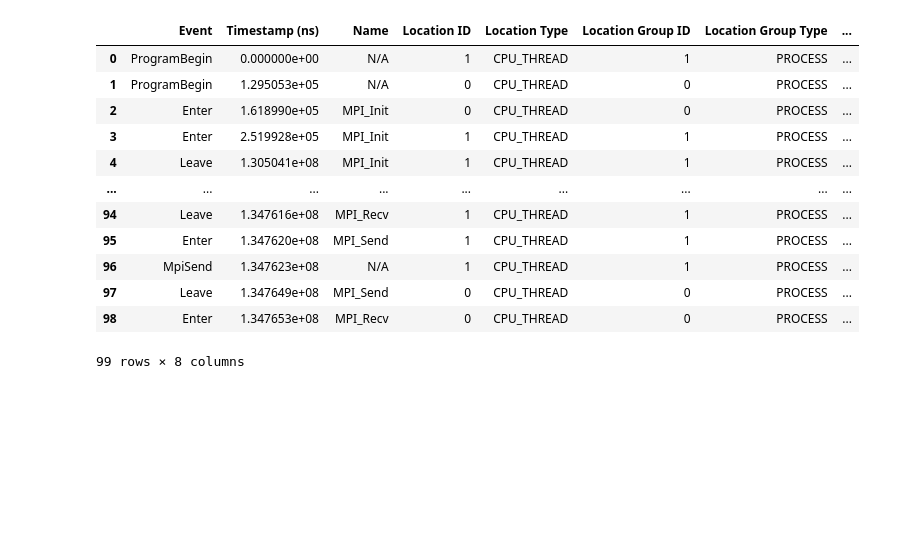
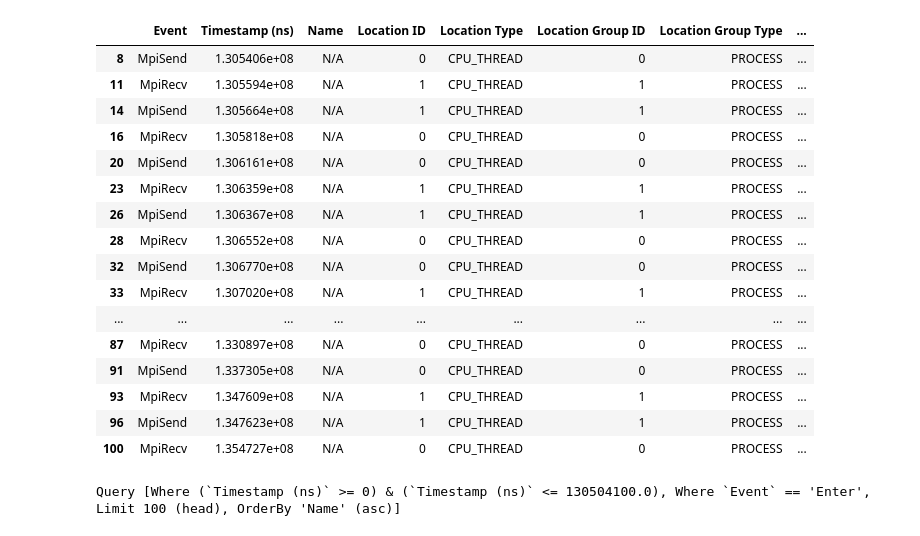
Before and after one commit to hpcgroup/pipit, a Jupyter notebook: docs/examples/query.ipynb, the cells around one changed output. Saved outputs shown, nothing was run; the diff lists cells and outputs as text; code cells hidden in the pictures; blank space fills up the shorter version.

```diff
--- a/docs/examples/query.ipynb
+++ b/docs/examples/query.ipynb
@@ -16,0 +63,22 @@ trace = pp.Trace(None, df)
+# %%
+trace.where("Name", "==", "N/A").get()
+
+trace.where("Event", "in", ["MpiSend", "MpiRecv"]).get()
+# %% [output]
+|  | Event | Timestamp (ns) | Name | Location ID | Location Type | Location Group ID | Location Group Type | ... |
+| 8 | MpiSend | 1.305406e+08 | N/A | 0 | CPU_THREAD | 0 | PROCESS | ... |
+| 11 | MpiRecv | 1.305594e+08 | N/A | 1 | CPU_THREAD | 1 | PROCESS | ... |
+| 14 | MpiSend | 1.305664e+08 | N/A | 1 | CPU_THREAD | 1 | PROCESS | ... |
+| 16 | MpiRecv | 1.305818e+08 | N/A | 0 | CPU_THREAD | 0 | PROCESS | ... |
+| 20 | MpiSend | 1.306161e+08 | N/A | 0 | CPU_THREAD | 0 | PROCESS | ... |
+| 23 | MpiRecv | 1.306359e+08 | N/A | 1 | CPU_THREAD | 1 | PROCESS | ... |
+| 26 | MpiSend | 1.306367e+08 | N/A | 1 | CPU_THREAD | 1 | PROCESS | ... |
+| 28 | MpiRecv | 1.306552e+08 | N/A | 0 | CPU_THREAD | 0 | PROCESS | ... |
+| 32 | MpiSend | 1.306770e+08 | N/A | 0 | CPU_THREAD | 0 | PROCESS | ... |
+| 33 | MpiRecv | 1.307020e+08 | N/A | 1 | CPU_THREAD | 1 | PROCESS | ... |
+| ... | ... | ... | ... | ... | ... | ... | ... | ... |
+| 87 | MpiRecv | 1.330897e+08 | N/A | 0 | CPU_THREAD | 0 | PROCESS | ... |
+| 91 | MpiSend | 1.337305e+08 | N/A | 0 | CPU_THREAD | 0 | PROCESS | ... |
+| 93 | MpiRecv | 1.347609e+08 | N/A | 1 | CPU_THREAD | 1 | PROCESS | ... |
+| 96 | MpiSend | 1.347623e+08 | N/A | 1 | CPU_THREAD | 1 | PROCESS | ... |
+| 100 | MpiRecv | 1.354727e+08 | N/A | 0 | CPU_THREAD | 0 | PROCESS | ... |
@@ -17 +108,7 @@ trace = pp.Trace(None, df)
+# %%
+q1 = trace.where("Timestamp (ns)", "between", [0, 1.305041e08]).limit(10)
+q2 = trace.where("Event", "==", "Enter").limit(10)
+(q1 & q2).limit(100).orderBy("Name")
+# %% [output]
+Query [Where (`Timestamp (ns)` >= 0) & (`Timestamp (ns)` <= 130504100.0), Where `Event` == 'Enter', Limit 100 (head), OrderBy 'Name' (asc)]
 # %%
@@ -20,17 +116,0 @@ trace.where("Timestamp (ns)", "<", 1.35e08)
-# %%
-# Execute simple filter
-trace.where("Timestamp (ns)", "<", 1.35e08).get()
-# %% [output]
-|  | Event | Timestamp (ns) | Name | Location ID | Location Type | Location Group ID | Location Group Type | ... |
-| 0 | ProgramBegin | 0.000000e+00 | N/A | 1 | CPU_THREAD | 1 | PROCESS | ... |
-| 1 | ProgramBegin | 1.295053e+05 | N/A | 0 | CPU_THREAD | 0 | PROCESS | ... |
-| 2 | Enter | 1.618990e+05 | MPI_Init | 0 | CPU_THREAD | 0 | PROCESS | ... |
-| 3 | Enter | 2.519928e+05 | MPI_Init | 1 | CPU_THREAD | 1 | PROCESS | ... |
-| 4 | Leave | 1.305041e+08 | MPI_Init | 1 | CPU_THREAD | 1 | PROCESS | ... |
-| ... | ... | ... | ... | ... | ... | ... | ... | ... |
-| 94 | Leave | 1.347616e+08 | MPI_Recv | 1 | CPU_THREAD | 1 | PROCESS | ... |
-| 95 | Enter | 1.347620e+08 | MPI_Send | 1 | CPU_THREAD | 1 | PROCESS | ... |
-| 96 | MpiSend | 1.347623e+08 | N/A | 1 | CPU_THREAD | 1 | PROCESS | ... |
-| 97 | Leave | 1.347649e+08 | MPI_Send | 0 | CPU_THREAD | 0 | PROCESS | ... |
-| 98 | Enter | 1.347653e+08 | MPI_Recv | 0 | CPU_THREAD | 0 | PROCESS | ... |
-99 rows × 8 columns
```
Also changed, not shown: parts of 12 cells of this notebook, 1 other file.
